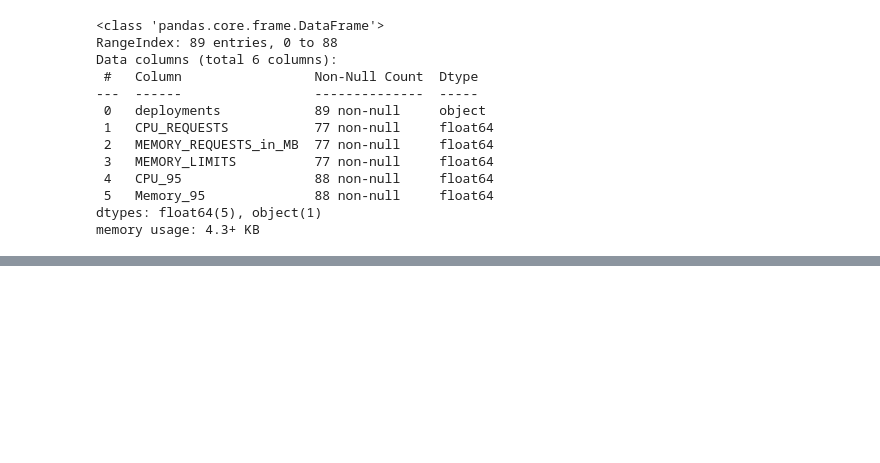
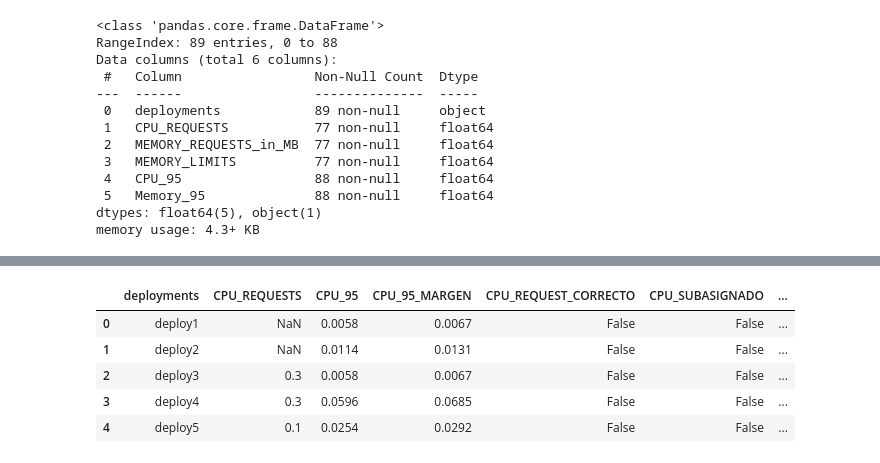
Before and after one commit to DanielEcheverri-Bosch/TFM-DanielEcheverri-Publico, a Jupyter notebook: Anexo_2_codigo_figuras_propias/Figuras_propias_codigo.ipynb, the cells around one changed output, grey strips where cells are left out. Cells and saved outputs as stored; diff of their text form; code cells hidden in the pictures; blank space fills up the shorter version.

```diff
--- a/Anexo_2_codigo_figuras_propias/Figuras_propias_codigo.ipynb
+++ b/Anexo_2_codigo_figuras_propias/Figuras_propias_codigo.ipynb
@@ -68,0 +149,51 @@ plt.show()
+# %%
+# Definir el orden deseado de las columnas
+orden_columnas = [
+    'deployments',
+
+    # Columnas relacionadas con CPU
+    'CPU_REQUESTS',
+    'CPU_95',
+    'CPU_95_MARGEN',
+    'CPU_REQUEST_CORRECTO',
+    'CPU_SUBASIGNADO',
+    'CPU_SOBREASIGNADO',
+    'SIN_ASIGNAR_CPU',
+
+    # Columnas relacionadas con Memoria
+    'MEMORY_REQUESTS_in_MB',
+    'MEMORY_LIMITS',
+    'Memory_95',
+    'MEMORY_95_MARGEN',
+    'MEMORY_REQUEST_CORRECTO',
+    'MEMORY_SUBASIGNADO',
+    'MEMORY_SOBREASIGNADO',
+    'SIN_ASIGNAR_MEMORY'
+]
+
+# Definir las columnas relevantes para CPU y Memoria
+columnas_cpu = [
+    'CPU_REQUEST_CORRECTO',
+    'CPU_SUBASIGNADO',
+    'CPU_SOBREASIGNADO',
+    'SIN_ASIGNAR_CPU'
+]
+
+columnas_memory = [
+    'MEMORY_REQUEST_CORRECTO',
+    'MEMORY_SUBASIGNADO',
+    'MEMORY_SOBREASIGNADO',
+    'SIN_ASIGNAR_MEMORY'
+]
+
+# Reordenar las columnas del DataFrame según el orden definido
+data = data[orden_columnas]
+# Mostrar las primeras filas con las nuevas columnas
+data.head()
+# %% [output]
+|  | deployments | CPU_REQUESTS | CPU_95 | CPU_95_MARGEN | CPU_REQUEST_CORRECTO | CPU_SUBASIGNADO | ... |
+| 0 | deploy1 | NaN | 0.0058 | 0.0067 | False | False | ... |
+| 1 | deploy2 | NaN | 0.0114 | 0.0131 | False | False | ... |
+| 2 | deploy3 | 0.3 | 0.0058 | 0.0067 | False | False | ... |
+| 3 | deploy4 | 0.3 | 0.0596 | 0.0685 | False | False | ... |
+| 4 | deploy5 | 0.1 | 0.0254 | 0.0292 | False | False | ... |
```
Also changed, not shown: parts of 12 cells of this notebook, 2 other files.
